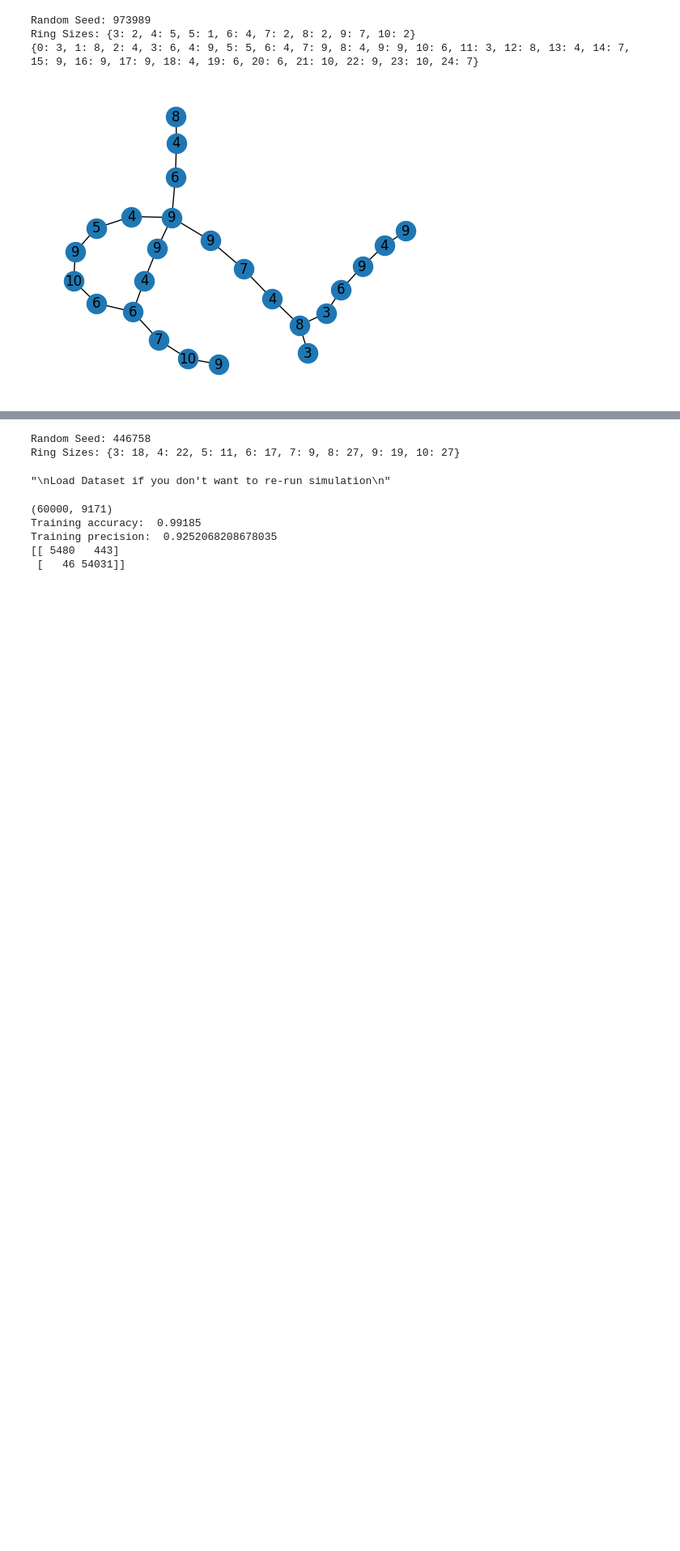
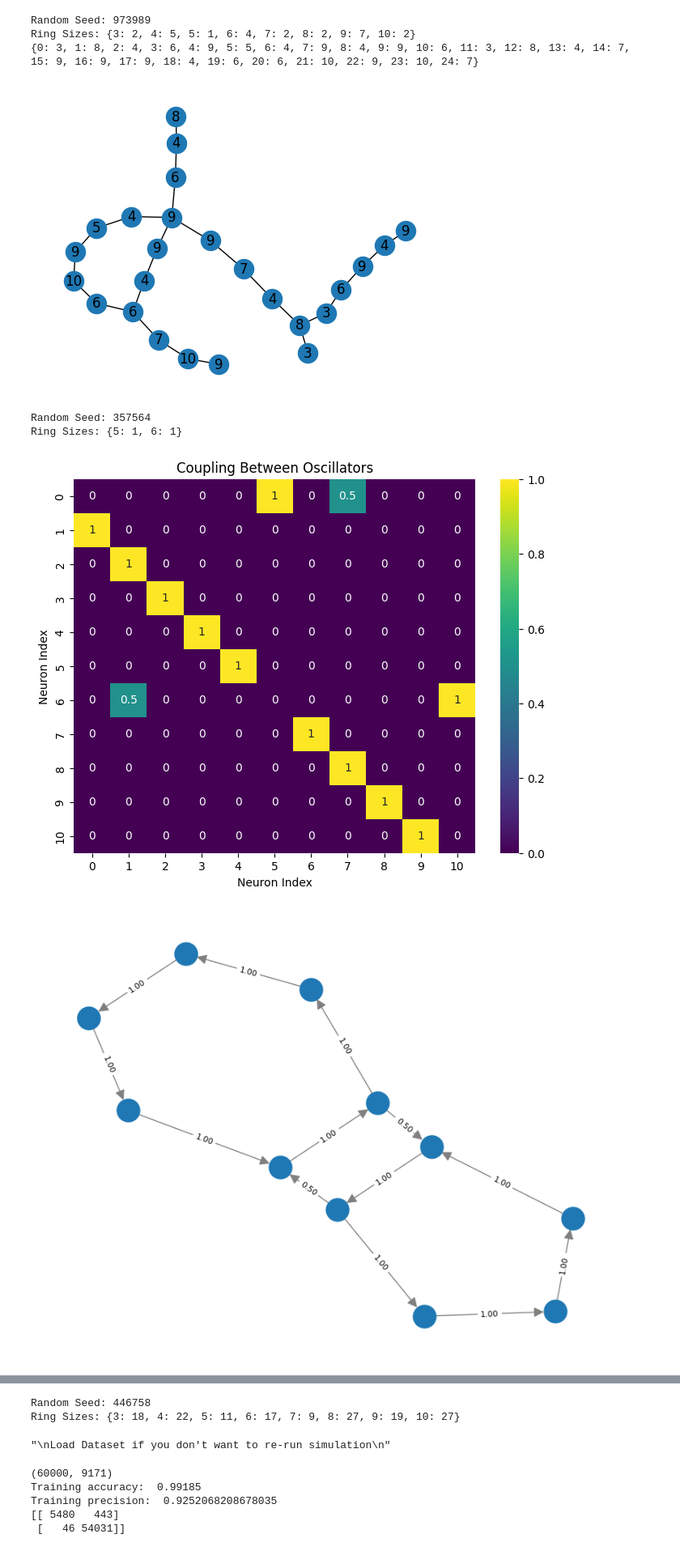
Before and after one commit to ajy-123/coupled_oscillators, a Jupyter notebook: coupled-nv-oscillators-classification-mnist.ipynb, the cells around one changed output, grey strips where cells are left out. Shown at 81% size. Drawn from its saved outputs; the diff is of its cells as text; code cells hidden in the pictures; blank space fills up the shorter version.

Commit message:
edits for figures

```diff
--- a/coupled-nv-oscillators-classification-mnist.ipynb
+++ b/coupled-nv-oscillators-classification-mnist.ipynb
@@ -99,6 +98,8 @@ class CoupledOscillator():
 
         W_comb = np.zeros((self.n_h, self.n_h), dtype=float)
         W_comb = W_comb + W_rot
+
+        self.W_comb = W_comb
         # Iterate through each outgoing ring (i) and target ring (j)
         for i in range(n_rings):
             for j in range(n_rings):
@@ -234,6 +235,47 @@ Random Seed: 973989
 Ring Sizes: {3: 2, 4: 5, 5: 1, 6: 4, 7: 2, 8: 2, 9: 7, 10: 2}
 {0: 3, 1: 8, 2: 4, 3: 6, 4: 9, 5: 5, 6: 4, 7: 9, 8: 4, 9: 9, 10: 6, 11: 3, 12: 8, 13: 4, 14: 7, 15: 9, 16: 9, 17: 9, 18: 4, 19: 6, 20: 6, 21: 10, 22: 9, 23: 10, 24: 7}
 [figure]
+# %%
+# Assuming CoupledOscillator is already initialized as `oscillator`
+oscillator = CoupledOscillator(n_rings=2, eps = 0.5)  # Create a smaller example
+
+# Extract W_comb for visualization
+subset_rings = 2  # Visualize first 3 rings
+subset_indices = np.concatenate(
+    [np.arange(oscillator.nrn1_idx[i], oscillator.nrn1_idx[i] + oscillator.R[i]) for i in range(subset_rings)]
+)
+W_subset = oscillator.W_comb[np.ix_(subset_indices, subset_indices)]
+
+# Visualization 1: Heatmap
+plt.figure(figsize=(8, 6))
+sns.heatmap(W_subset, cmap="viridis", annot=True, cbar=True)
+plt.title("Coupling Between Oscillators")
+plt.xlabel("Neuron Index")
+plt.ylabel("Neuron Index")
+plt.show()
+
+# Visualization 2: Network Graph
+G = nx.DiGraph()
+for i in range(len(subset_indices)):
+    for j in range(len(subset_indices)):
+        if W_subset[i, j] > 0:
+            G.add_edge(subset_indices[i], subset_indices[j], weight=W_subset[i, j])
+
+pos = nx.kamada_kawai_layout(G)
+
+plt.figure(figsize=(8, 6))
+nx.draw(
+    G, pos, with_labels=False, edge_color="gray", node_size=500, font_size=10, arrowsize=20
+)
+nx.draw_networkx_edge_labels(
+    G, pos, edge_labels={(u, v): f"{d['weight']:.2f}" for u, v, d in G.edges(data=True)}, font_size=8
+)
+plt.show()
+# %% [output]
+Random Seed: 357564
+Ring Sizes: {5: 1, 6: 1}
+[figure, added]
+[figure, added]
 # %%
 """
 Generate input: MNIST Data according to Hilbert Curve
```
Also changed, not shown: parts of 1 cell of this notebook, 4 other files.
